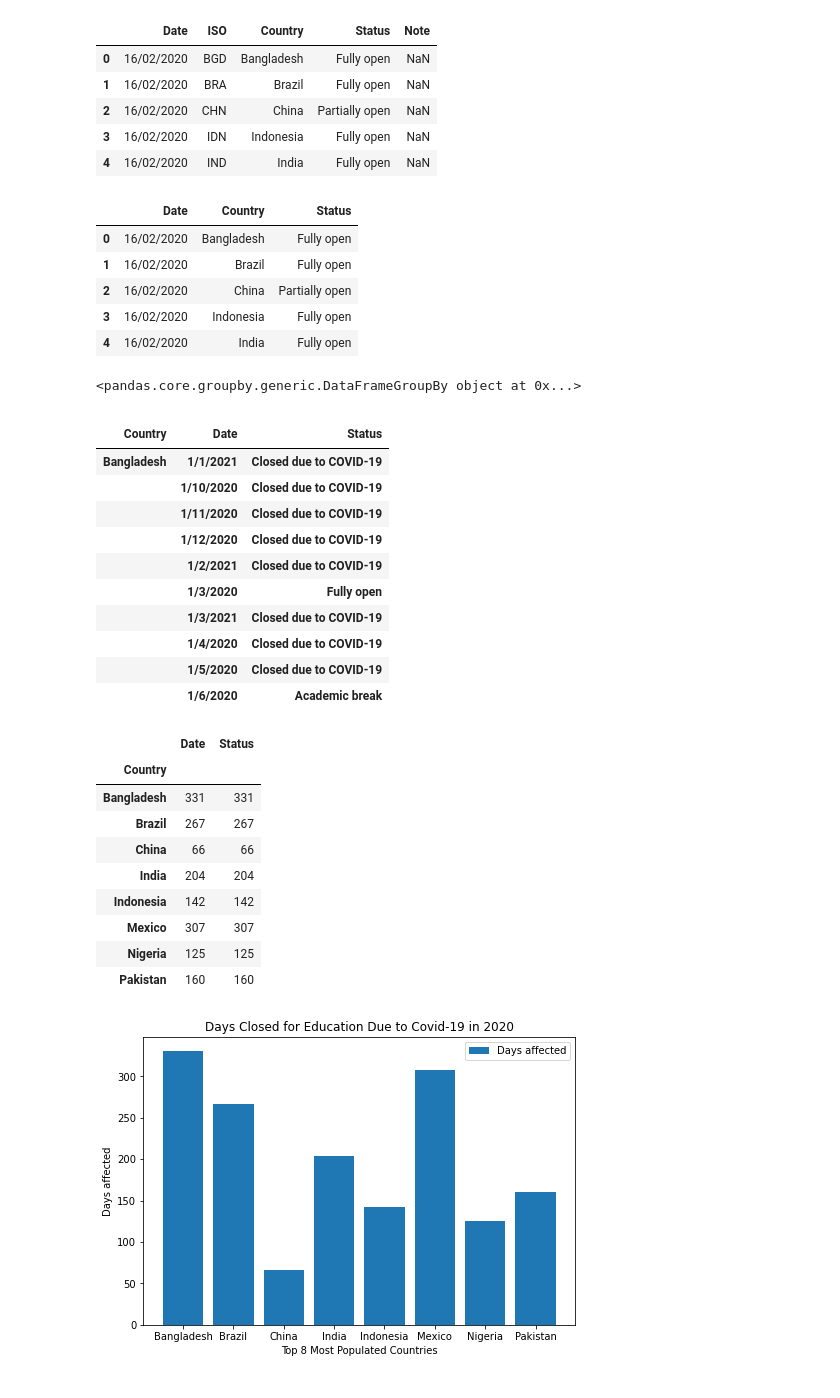
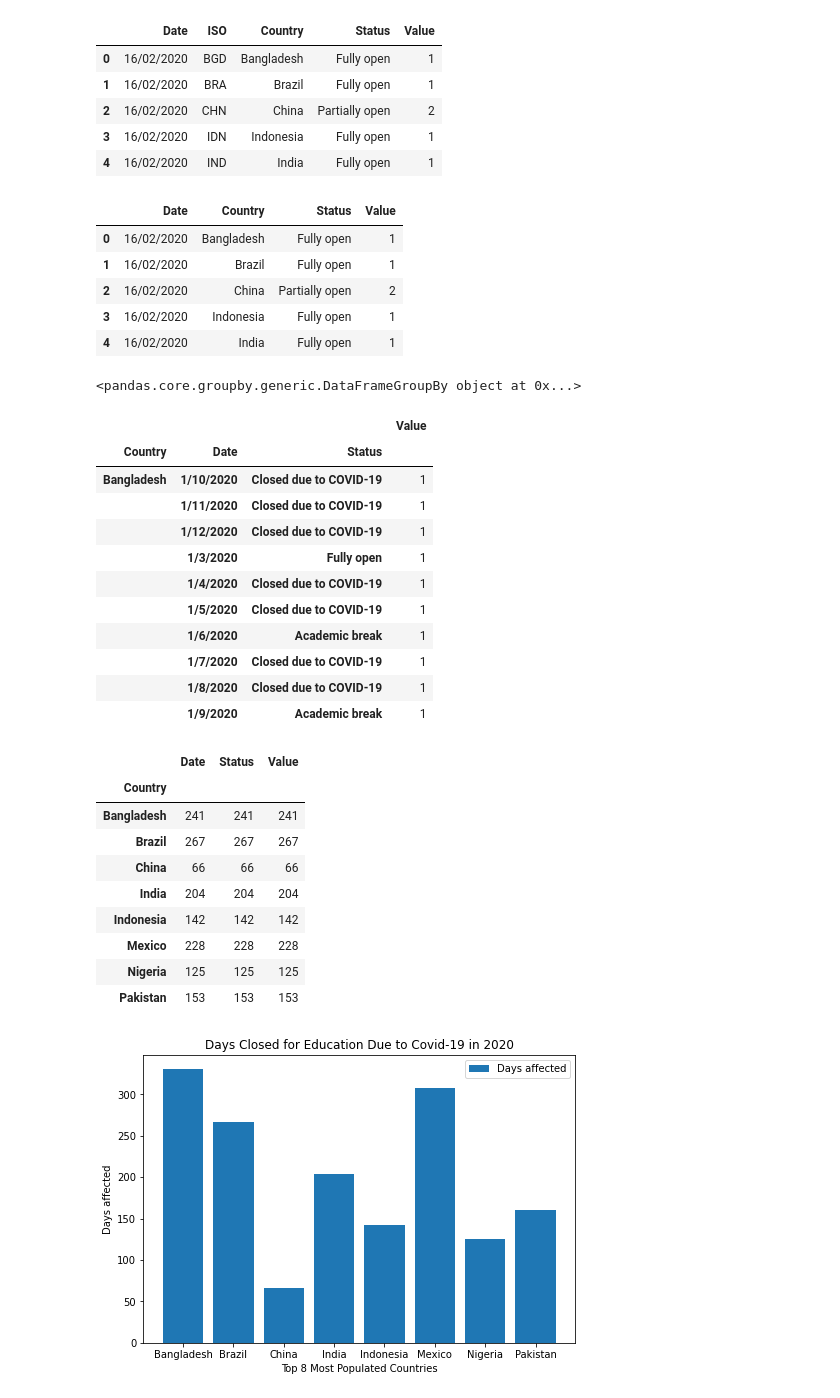
Before and after one commit to pkriger/project-01, a Jupyter notebook: Ron_EDU_Covid_Data.ipynb, the cells around one changed output. Drawn from its saved outputs; the diff is of its cells as text; code cells hidden in the pictures.

Commit message:
update to edu data

```diff
--- a/Ron_EDU_Covid_Data.ipynb
+++ b/Ron_EDU_Covid_Data.ipynb
@@ -5,6 +5,7 @@ import pandas as pd
 import numpy as np
 import requests
 import time
+import datetime
 from scipy.stats import linregress
 
 #from config import key_dict
@@ -12,33 +13,33 @@ from scipy.stats import linregress
 
 
 #Import CSV file
-edu_data = "Resources/edu_impact.csv"
+edu_data = "edu_impact.csv"
 
 edu_data_df = pd.read_csv(edu_data)
 
 edu_data_df.head()
 # %% [output]
-|  | Date | ISO | Country | Status | Note |
-| 0 | 16/02/2020 | BGD | Bangladesh | Fully open | NaN |
-| 1 | 16/02/2020 | BRA | Brazil | Fully open | NaN |
-| 2 | 16/02/2020 | CHN | China | Partially open | NaN |
-| 3 | 16/02/2020 | IDN | Indonesia | Fully open | NaN |
-| 4 | 16/02/2020 | IND | India | Fully open | NaN |
+|  | Date | ISO | Country | Status | Value |
+| 0 | 16/02/2020 | BGD | Bangladesh | Fully open | 1 |
+| 1 | 16/02/2020 | BRA | Brazil | Fully open | 1 |
+| 2 | 16/02/2020 | CHN | China | Partially open | 2 |
+| 3 | 16/02/2020 | IDN | Indonesia | Fully open | 1 |
+| 4 | 16/02/2020 | IND | India | Fully open | 1 |
 # %%
 #Cleaning Data, dropping unnecessary columns
 
-to_drop = ["ISO","Note"]
+to_drop = ["ISO"]
 
 edu_data_df.drop(to_drop, inplace= True, axis=1)
 
 edu_data_df.head()
 # %% [output]
-|  | Date | Country | Status |
-| 0 | 16/02/2020 | Bangladesh | Fully open |
-| 1 | 16/02/2020 | Brazil | Fully open |
-| 2 | 16/02/2020 | China | Partially open |
-| 3 | 16/02/2020 | Indonesia | Fully open |
-| 4 | 16/02/2020 | India | Fully open |
+|  | Date | Country | Status | Value |
+| 0 | 16/02/2020 | Bangladesh | Fully open | 1 |
+| 1 | 16/02/2020 | Brazil | Fully open | 1 |
+| 2 | 16/02/2020 | China | Partially open | 2 |
+| 3 | 16/02/2020 | Indonesia | Fully open | 1 |
+| 4 | 16/02/2020 | India | Fully open | 1 |
 # %%
 #group the Dates and Status by country
 #Gathering data on how many sample days in 2020 were closures for top 10 most populated countries
@@ -51,18 +52,18 @@ print(grouped_country_df)
 grouped_country_df.count().head(10)
 # %% [output]
 <pandas.core.groupby.generic.DataFrameGroupBy object at 0x...>
-|  |  |  |
-| Country | Date | Status |
-| Bangladesh | 1/1/2021 | Closed due to COVID-19 |
-|  | 1/10/2020 | Closed due to COVID-19 |
-|  | 1/11/2020 | Closed due to COVID-19 |
-|  | 1/12/2020 | Closed due to COVID-19 |
-|  | 1/2/2021 | Closed due to COVID-19 |
-|  | 1/3/2020 | Fully open |
-|  | 1/3/2021 | Closed due to COVID-19 |
-|  | 1/4/2020 | Closed due to COVID-19 |
-|  | 1/5/2020 | Closed due to COVID-19 |
-|  | 1/6/2020 | Academic break |
+|  |  |  | Value |
+| Country | Date | Status |  |
+| Bangladesh | 1/10/2020 | Closed due to COVID-19 | 1 |
+|  | 1/11/2020 | Closed due to COVID-19 | 1 |
+|  | 1/12/2020 | Closed due to COVID-19 | 1 |
+|  | 1/3/2020 | Fully open | 1 |
+|  | 1/4/2020 | Closed due to COVID-19 | 1 |
+|  | 1/5/2020 | Closed due to COVID-19 | 1 |
+|  | 1/6/2020 | Academic break | 1 |
+|  | 1/7/2020 | Closed due to COVID-19 | 1 |
+|  | 1/8/2020 | Closed due to COVID-19 | 1 |
+|  | 1/9/2020 | Academic break | 1 |
 # %%
 #Count of how many days each Country were closed for Education due to Covid-19 in 2020.
 
@@ -72,14 +73,14 @@ Count = Status_count_df.groupby(["Country"]).count()
 
 Count
 # %% [output]
-|  | Date | Status |
-| Country |  |  |
-| Bangladesh | 331 | 331 |
-| Brazil | 267 | 267 |
-| China | 66 | 66 |
-| India | 204 | 204 |
-| Indonesia | 142 | 142 |
-| Mexico | 307 | 307 |
-| Nigeria | 125 | 125 |
-| Pakistan | 160 | 160 |
+|  | Date | Status | Value |
+| Country |  |  |  |
+| Bangladesh | 241 | 241 | 241 |
+| Brazil | 267 | 267 | 267 |
+| China | 66 | 66 | 66 |
+| India | 204 | 204 | 204 |
+| Indonesia | 142 | 142 | 142 |
+| Mexico | 228 | 228 | 228 |
+| Nigeria | 125 | 125 | 125 |
+| Pakistan | 153 | 153 | 153 |
 # %%
```
Also changed, not shown: parts of 24 cells of this notebook.
